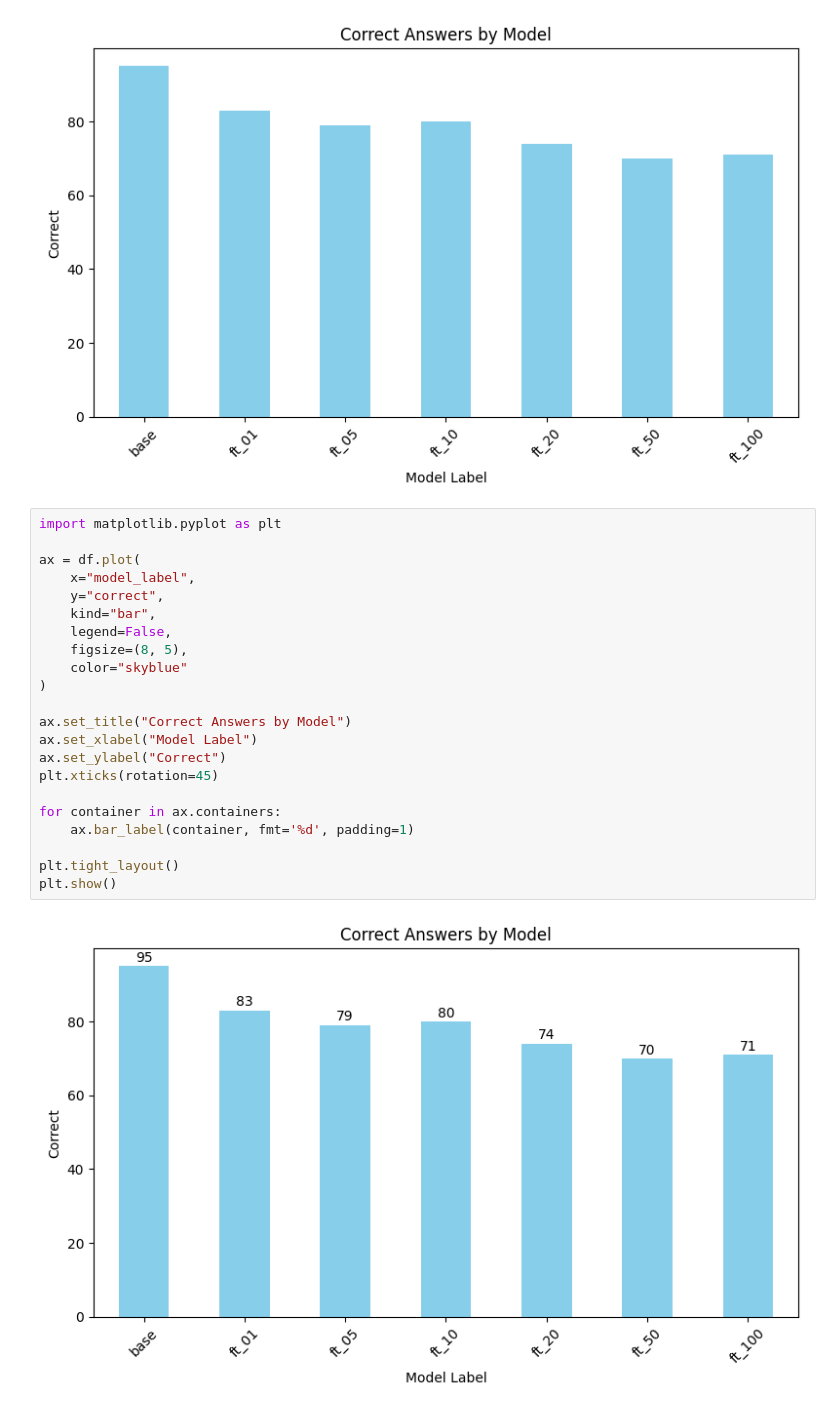
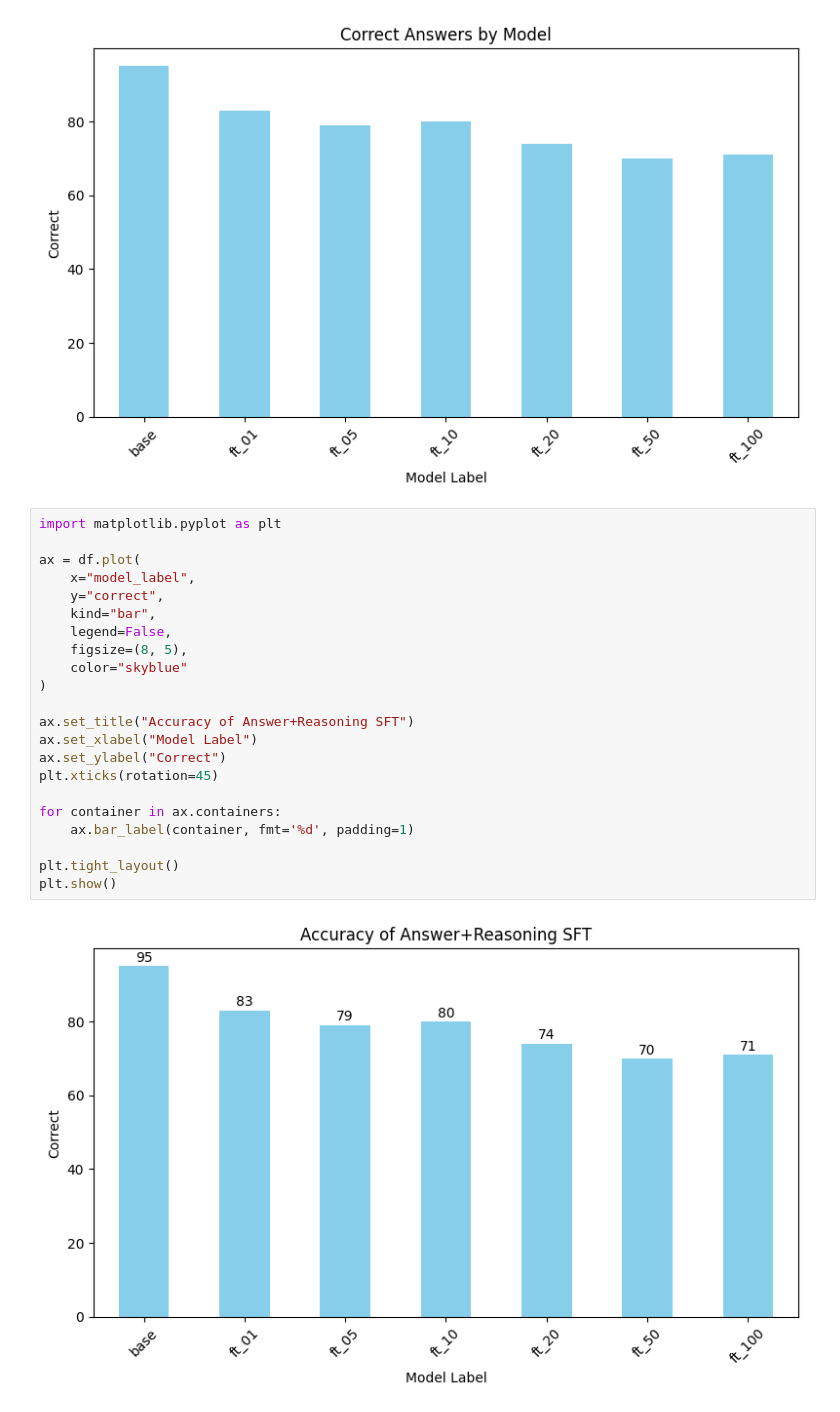
Before and after one commit to Nurikman/AdversarialPostTraining, a Jupyter notebook: openai_sft_900/plots.ipynb, the cells around one changed output. Drawn from its saved outputs; the diff is of its cells as text.

```diff
--- a/openai_sft_900/plots.ipynb
+++ b/openai_sft_900/plots.ipynb
@@ -37,24 +37,24 @@ plt.show()
 # %%
 import matplotlib.pyplot as plt
 
 ax = df.plot(
     x="model_label",
     y="correct",
     kind="bar",
     legend=False,
     figsize=(8, 5),
     color="skyblue"
 )
 
-ax.set_title("Correct Answers by Model")
+ax.set_title("Accuracy of Answer+Reasoning SFT")
 ax.set_xlabel("Model Label")
 ax.set_ylabel("Correct")
 plt.xticks(rotation=45)
 
 for container in ax.containers:
     ax.bar_label(container, fmt='%d', padding=1)
 
 plt.tight_layout()
 plt.show()
 # %% [output]
-[figure, old version]
+[figure, new version]
```
Also changed, not shown: parts of 2 cells of this notebook, 4 other files.
